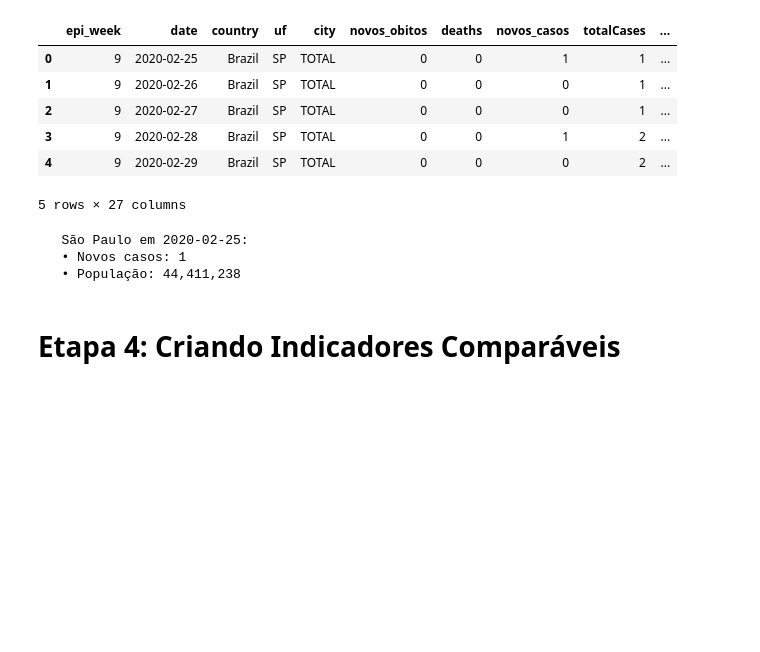
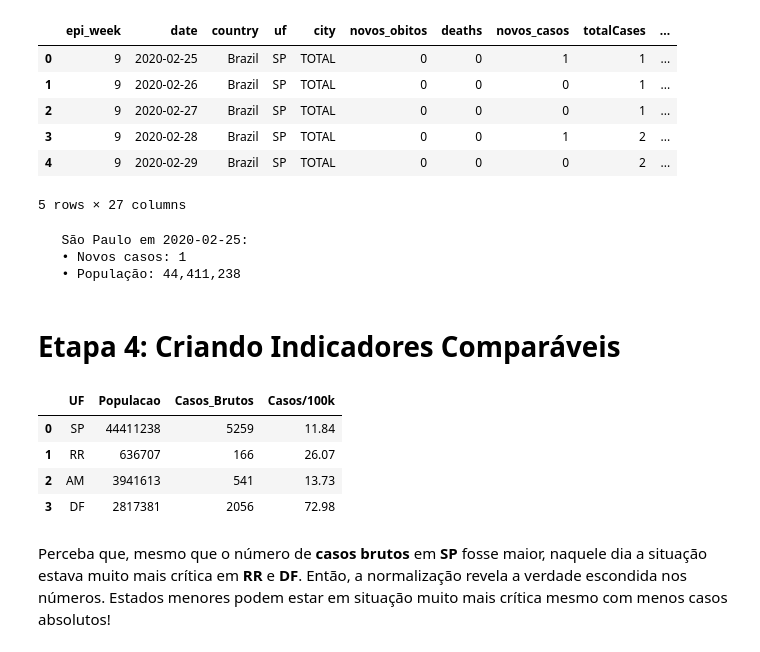
Before and after one commit to miqueias-ayron/20261-insper-ciencia-de-dados, a Jupyter notebook: notebooks/Aula_02_COVID.ipynb, the cells around one changed output. Saved outputs shown, nothing was run; the diff lists cells and outputs as text; code cells hidden in the pictures; blank space fills up the shorter version.

```diff
--- a/notebooks/Aula_02_COVID.ipynb
+++ b/notebooks/Aula_02_COVID.ipynb
@@ -222,0 +232,40 @@ df["novos_obitos"] = df["novos_obitos"].clip(lower=0).fillna(0)
+# %%
+# List to store the extracted rows
+rows_list = []
+
+# Target states for extraction
+ufs_to_extract = ['SP', 'RR', 'AM', 'DF']
+
+for uf in ufs_to_extract:
+    # Filter the original data for the specific UF
+    dados = exemplo_dia[exemplo_dia['uf'] == uf]
+
+    if not dados.empty:
+        # Get the first record found for this UF
+        first_row = dados.iloc[0]
+
+        # Create a dictionary representing the new row
+        new_row = {
+            'UF': uf,
+            'Populacao': first_row['populacao'],
+            'Casos_Brutos': first_row['novos_casos'],
+            'Casos/100k': first_row['casos_100k']
+        }
+
+        # Add to our temporary list
+        rows_list.append(new_row)
+
+# Create the final DataFrame from the list of dictionaries
+data_frame = pd.DataFrame(rows_list)
+
+# Display the result
+display(data_frame)
+# %% [output]
+|  | UF | Populacao | Casos_Brutos | Casos/100k |
+| 0 | SP | 44411238 | 5259 | 11.84 |
+| 1 | RR | 636707 | 166 | 26.07 |
+| 2 | AM | 3941613 | 541 | 13.73 |
+| 3 | DF | 2817381 | 2056 | 72.98 |
+# %% [markdown]
+Perceba que, mesmo que o número de **casos brutos** em **SP** fosse maior, naquele dia a situação estava muito mais
+crítica em **RR** e **DF**. Então, a normalização revela a verdade escondida nos números. Estados menores podem estar em situação muito mais crítica mesmo com menos casos absolutos!
```
Also changed, not shown: parts of 9 cells of this notebook.
